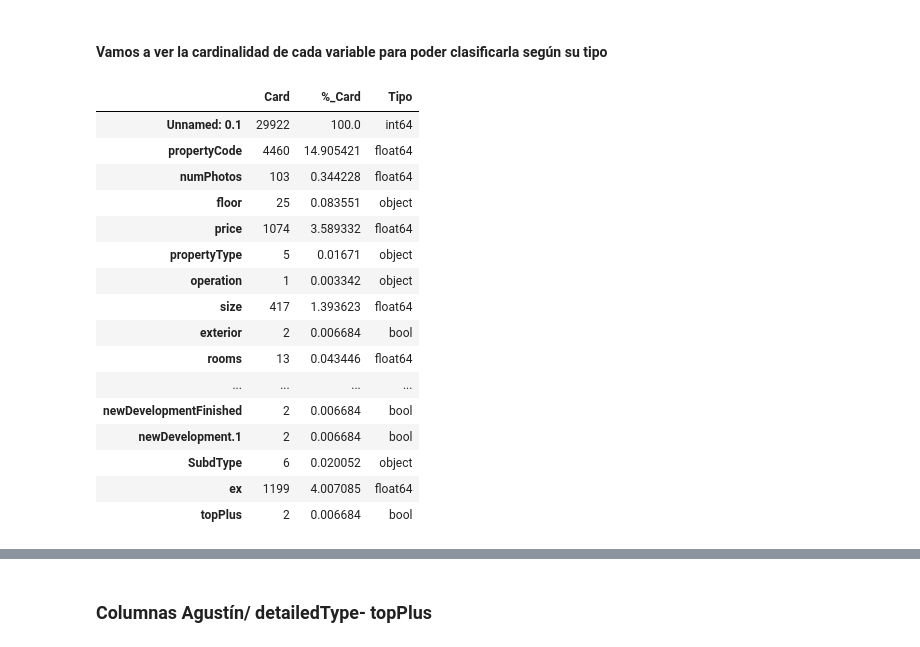
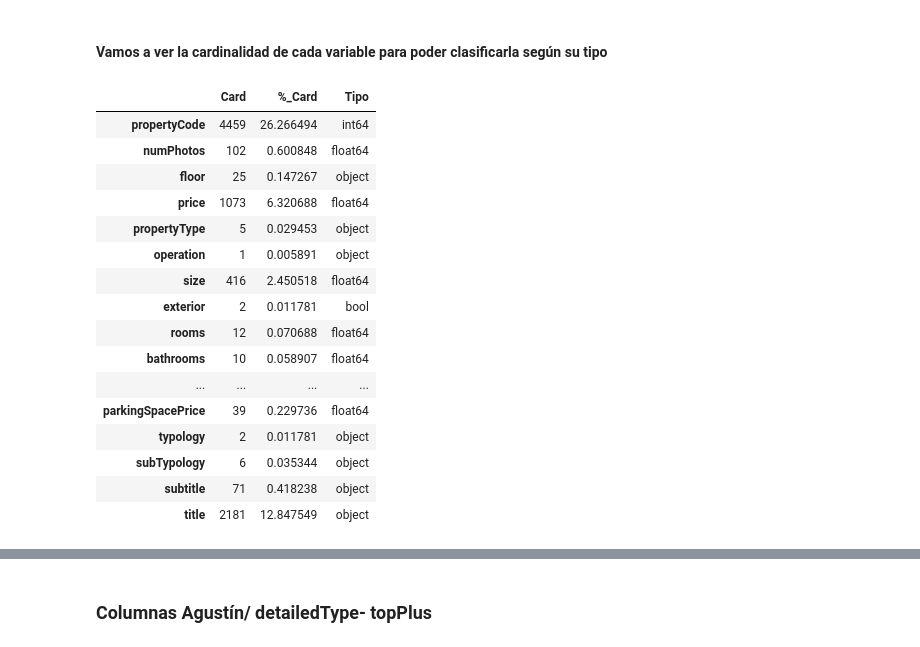
Before and after one commit to asgr29/EDA_Inmuebles_Idealista, a Jupyter notebook: src/notebooks/notebook-eda.ipynb, the cells around one changed output, grey strips where cells are left out. Cells and saved outputs as stored; diff of their text form; code cells hidden in the pictures.

```diff
--- a/src/notebooks/notebook-eda.ipynb
+++ b/src/notebooks/notebook-eda.ipynb
@@ -1593,0 +1868,9 @@ Normalizando columna: suggestedTexts
+# %%
+columns = []
+column = "suggestedTexts"
+
+columns.append(column)
+print(f"Columnas de transformación: {columns}")
+
+df_raw, df_columns = expand_dicts(df_raw, column)
+df_raw.loc[:, columns + df_columns].sample(10)
@@ -1593,0 +1899,9 @@ Normalizando columna: suggestedTexts
+# %%
+columns = []
+column = "labels"
+
+columns.append(column)
+print(f"Columnas de transformación: {columns}")
+
+df_raw, df_columns = expand_dicts(df_raw, column)
+df_raw.loc[~labels_is_nan, columns + df_columns].sample(10)
@@ -1617 +1945,3 @@ df_raw[columns_review].sample(10)'''
+# %%
+df_raw.drop(columns=columns_to_normalize, inplace=True)
 # %%
@@ -1856,2 +2163,3 @@ Name: 50%, dtype: float64
 # %%
-numéricas = df_raw.select_dtypes(include=['number'])
+numéricas = df_raw.select_dtypes(include=['number', 'float'])
+numéricas
@@ -1910,27 +2251,32 @@ df_raw["priceByArea"] = df_raw["priceByArea"].fillna(mediana_price)
 # %% [markdown]
 #### Vamos a ver la cardinalidad de cada variable para poder clasificarla según su tipo
 # %%
-df_tipificacion = pd.DataFrame([df_raw.nunique(), df_raw.nunique()/len(df_raw) * 100, df_raw.dtypes]).T.rename(columns = {0: "Card",\
-                                                                                                                                 1: "%_Card", 2: "Tipo"})
+df_tipificacion = pd.DataFrame([df_raw.nunique(),
+								df_raw.nunique()/len(df_raw) * 100,
+								df_raw.dtypes]).T.rename(columns={
+									0: "Card",
+									1: "%_Card",
+									2: "Tipo"
+								})
 df_tipificacion
 # %% [output]
 |  | Card | %_Card | Tipo |
-| Unnamed: 0.1 | 29922 | 100.0 | int64 |
-| propertyCode | 4460 | 14.905421 | float64 |
-| numPhotos | 103 | 0.344228 | float64 |
-| floor | 25 | 0.083551 | object |
-| price | 1074 | 3.589332 | float64 |
-| propertyType | 5 | 0.01671 | object |
-| operation | 1 | 0.003342 | object |
-| size | 417 | 1.393623 | float64 |
-| exterior | 2 | 0.006684 | bool |
-| rooms | 13 | 0.043446 | float64 |
+| propertyCode | 4459 | 26.266494 | int64 |
+| numPhotos | 102 | 0.600848 | float64 |
+| floor | 25 | 0.147267 | object |
+| price | 1073 | 6.320688 | float64 |
+| propertyType | 5 | 0.029453 | object |
+| operation | 1 | 0.005891 | object |
+| size | 416 | 2.450518 | float64 |
+| exterior | 2 | 0.011781 | bool |
+| rooms | 12 | 0.070688 | float64 |
+| bathrooms | 10 | 0.058907 | float64 |
 | ... | ... | ... | ... |
-| newDevelopmentFinished | 2 | 0.006684 | bool |
-| newDevelopment.1 | 2 | 0.006684 | bool |
-| SubdType | 6 | 0.020052 | object |
-| ex | 1199 | 4.007085 | float64 |
-| topPlus | 2 | 0.006684 | bool |
+| parkingSpacePrice | 39 | 0.229736 | float64 |
+| typology | 2 | 0.011781 | object |
+| subTypology | 6 | 0.035344 | object |
+| subtitle | 71 | 0.418238 | object |
+| title | 2181 | 12.847549 | object |
 # %%
 df_tipificacion["Clasificada_como"] = "Categorica"
 df_tipificacion.loc[df_tipificacion.Card == 2, "Clasificada_como"] = "Binaria"
```
Also changed, not shown: parts of 117 cells of this notebook, 1 other file.
